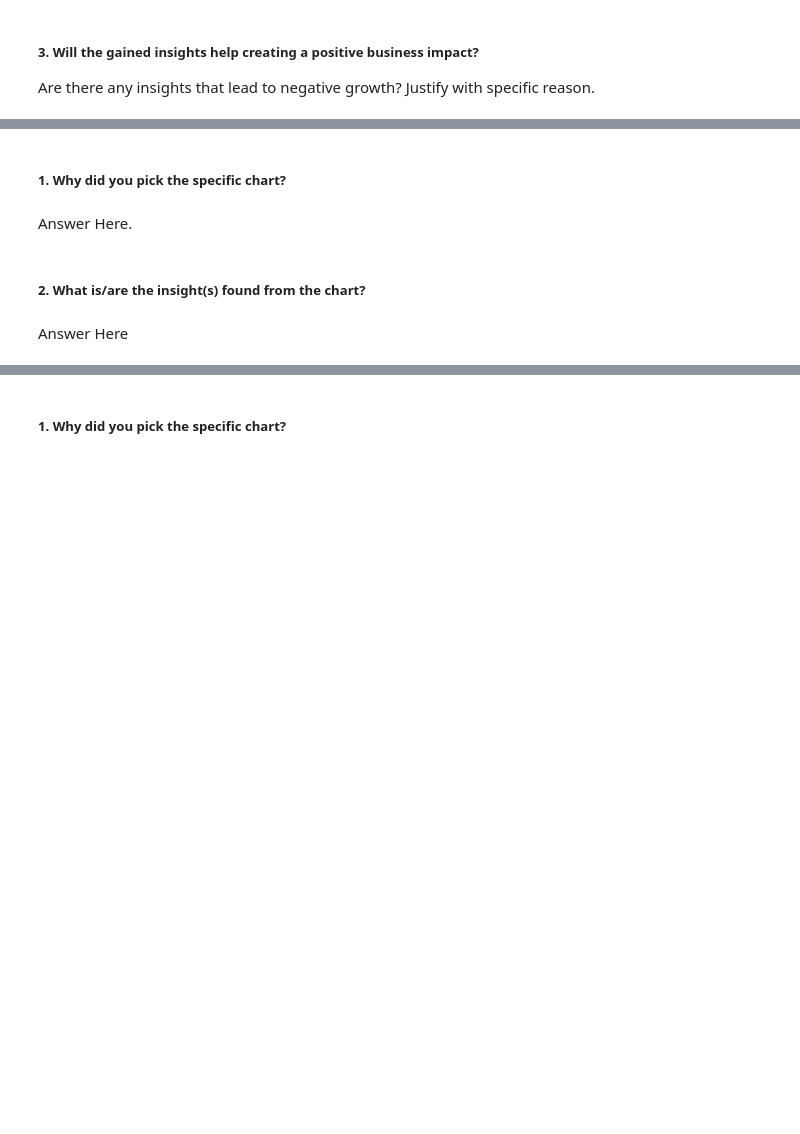
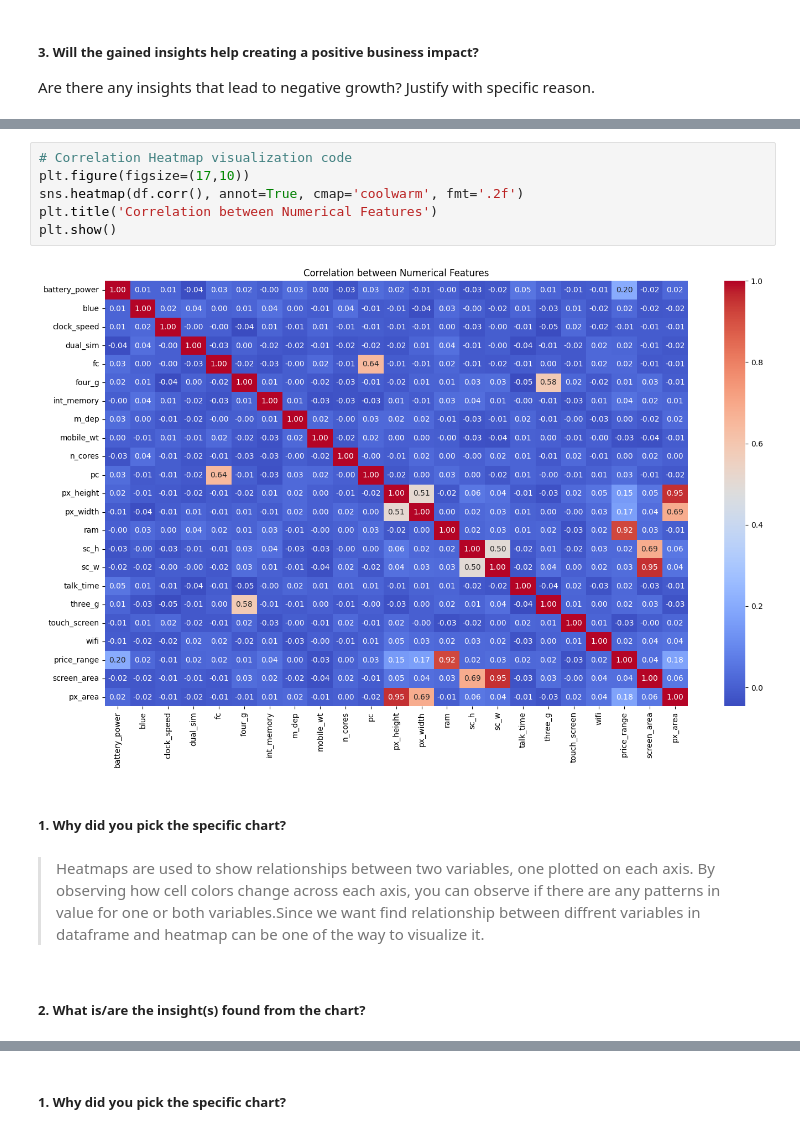
Before and after one commit to AmanSharmas/Mobile-Price-Range-Prediction, a Jupyter notebook: Mobile_Price_Range_Prediction_Capstone_3.ipynb, the cells around one changed output, grey strips where cells are left out. Cells and saved outputs as stored; diff of their text form; blank space fills up the shorter version.

```diff
--- a/Mobile_Price_Range_Prediction_Capstone_3.ipynb
+++ b/Mobile_Price_Range_Prediction_Capstone_3.ipynb
@@ -564,8 +1082,14 @@ for col in numerical_cols:
+# %%
+# Correlation Heatmap visualization code
+plt.figure(figsize=(17,10))
+sns.heatmap(df.corr(), annot=True, cmap='coolwarm', fmt='.2f')
+plt.title('Correlation between Numerical Features')
+plt.show()
+# %% [output]
+[figure, added]
 # %% [markdown]
 ##### 1. Why did you pick the specific chart?
-# %% [markdown]
-Answer Here.
+# %% [markdown]
+> Heatmaps are used to show relationships between two variables, one plotted on each axis. By observing how cell colors change across each axis, you can observe if there are any patterns in value for one or both variables.Since we want find relationship between diffrent variables in dataframe and heatmap can be one of the way to visualize it.
 # %% [markdown]
 ##### 2. What is/are the insight(s) found from the chart?
-# %% [markdown]
-Answer Here
```
Also changed, not shown: parts of 472 cells of this notebook.
